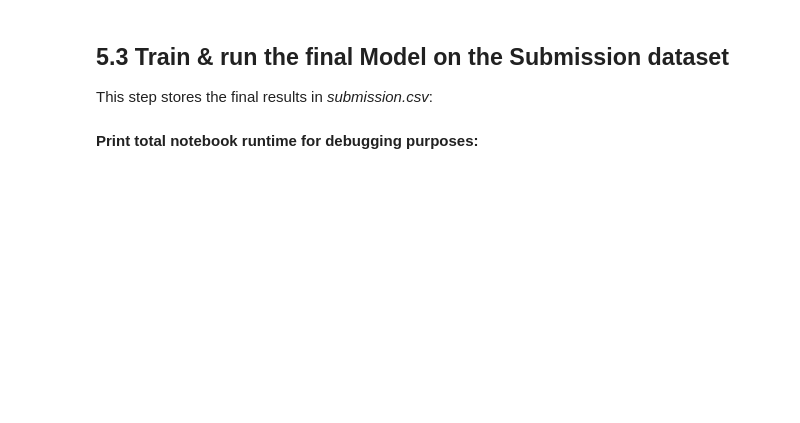
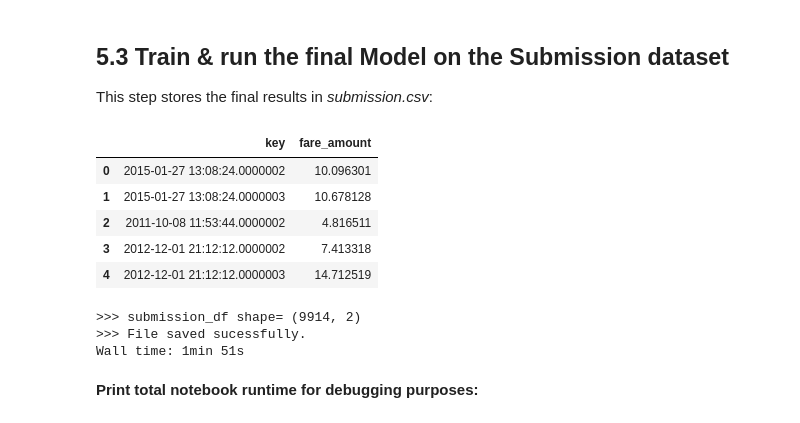
Before and after one commit to karlphillip/DataScience, a Jupyter notebook: Capstone Project3/2_regression_xgboost.ipynb, the cells around one changed output. Cells and saved outputs as stored; diff of their text form; code cells hidden in the pictures; blank space fills up the shorter version.

```diff
--- a/Capstone Project3/2_regression_xgboost.ipynb
+++ b/Capstone Project3/2_regression_xgboost.ipynb
@@ -693,28 +805,37 @@ This step stores the final results in *submission.csv*:
 # %%
 %%time
 
 ### Select the submission data to be used on the final model
 X = train_df.drop(['fare_amount', 'pickup_datetime'], axis=1)
 y = train_df[['fare_amount']].values.ravel()
 
 ### Create and fit the model
-# rfr_model = RandomForestRegressor(n_jobs=7, n_estimators=25, max_features=len(df.columns), max_depth=25, min_samples_split=3, min_samples_leaf=3, random_state=42)
-rfr_model = RandomForestRegressor(n_jobs=7, n_estimators=35, max_features=1.0, max_depth=28, min_samples_split=4, min_samples_leaf=4, random_state=42)
-rfr_model.fit(X, np.log1p(y))
+train_dmatrix = xgb.DMatrix(data=X, label=y)
+xg_reg = xgb.train(params=xgb_params, dtrain=train_dmatrix, num_boost_round=45)
 
 ### Predict fare
 X_test = test_df.drop(['key', 'pickup_datetime'], axis=1)
-y_pred = np.expm1(rfr_model.predict(X_test))
-
+# y_pred = np.expm1(xg_reg.predict(X_test))
+y_pred = xg_reg.predict(xgb.DMatrix(X_test))
 
 ### Save submission file
 submission_df = pd.read_csv('data/sample_submission.csv')
 submission_df['fare_amount'] = y_pred
 submission_df.to_csv('submission_xgb.csv', index=False)
 
 display(submission_df.head())
 print('>>> submission_df shape=', submission_df.shape)
 print('>>> File saved sucessfully.')
+# %% [output]
+|  | key | fare_amount |
+| 0 | 2015-01-27 13:08:24.0000002 | 10.096301 |
+| 1 | 2015-01-27 13:08:24.0000003 | 10.678128 |
+| 2 | 2011-10-08 11:53:44.0000002 | 4.816511 |
+| 3 | 2012-12-01 21:12:12.0000002 | 7.413318 |
+| 4 | 2012-12-01 21:12:12.0000003 | 14.712519 |
+>>> submission_df shape= (9914, 2)
+>>> File saved sucessfully.
+Wall time: 1min 51s
 # %% [markdown]
 **Print total notebook runtime for debugging purposes:**
 # %%
```
Also changed, not shown: parts of 26 cells of this notebook, 17 other files.
